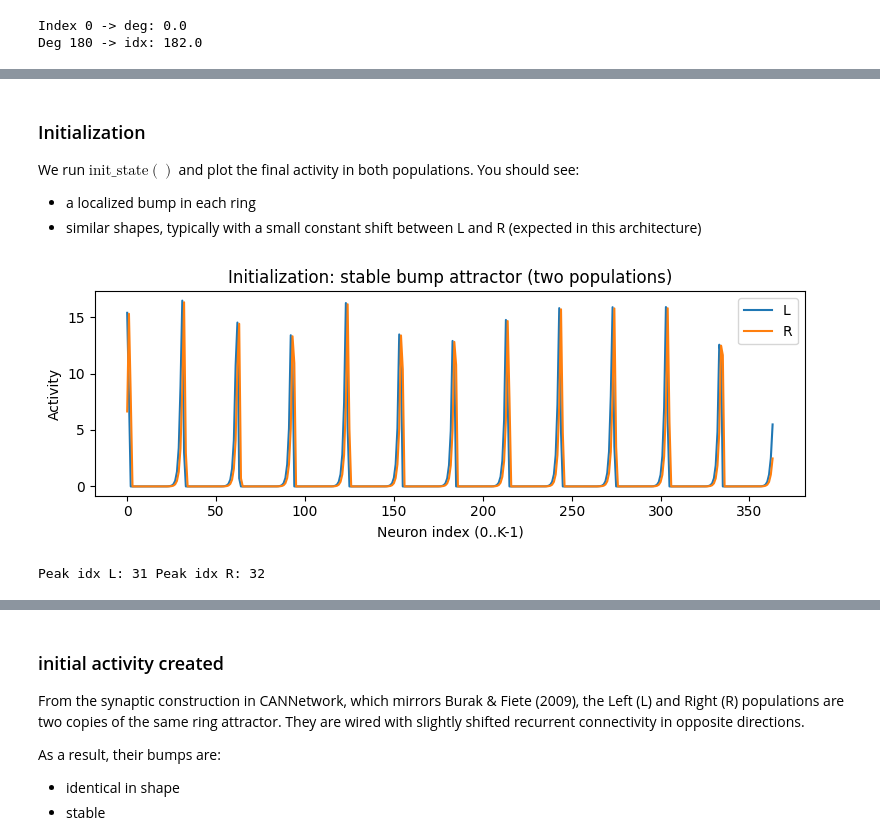
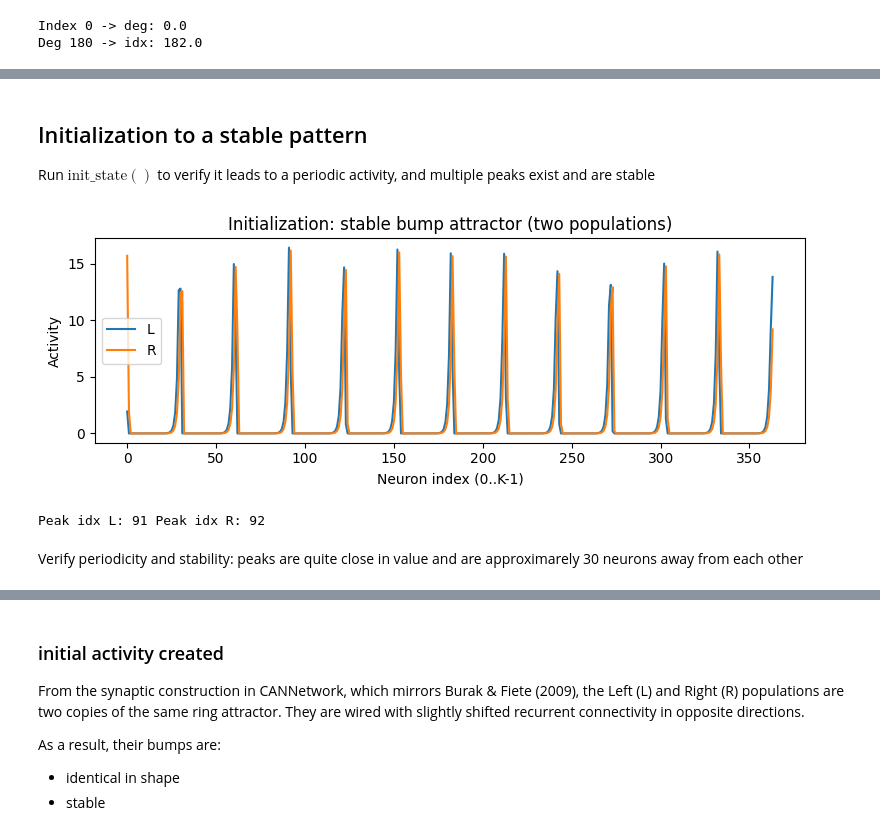
Before and after one commit to claramont/mental-navigation, a Jupyter notebook: src/mental_navigation/CAN/CAN_notebook.ipynb, the cells around one changed output, grey strips where cells are left out. Saved outputs shown, nothing was run; the diff lists cells and outputs as text; code cells hidden in the pictures.

Commit message:
fixed local peak

```diff
--- a/src/mental_navigation/CAN/CAN_notebook.ipynb
+++ b/src/mental_navigation/CAN/CAN_notebook.ipynb
@@ -261,23 +272,22 @@ plt.show()
-# %% [markdown]
-### Initialization
-We run $\text{init\_state}()$ and plot the final activity in both populations.
-You should see:
-- a localized bump in each ring
-- similar shapes, typically with a small constant shift between L and R (expected in this architecture)
+# %% [markdown]
+## Initialization to a stable pattern
+Run $\text{init\_state}()$ to verify it leads to a periodic activity, and multiple peaks exist and are stable
 # %%
-init = sim.init_state(T=10.0)
+init = sim.init_state(T=10)
 
 plt.figure(figsize=(8,3))
 plt.plot(np.arange(K), init[:K], label="L")
 plt.plot(np.arange(K), init[K:], label="R")
 plt.title("Initialization: stable bump attractor (two populations)")
 plt.xlabel("Neuron index (0..K-1)")
 plt.ylabel("Activity")
 plt.legend()
 plt.tight_layout()
 plt.show()
 
 print("Peak idx L:", int(np.argmax(init[:K])), "Peak idx R:", int(np.argmax(init[K:])))
 # %% [output]
-[figure, old version]
+[figure, new version]
-Peak idx L: 31 Peak idx R: 32
+Peak idx L: 91 Peak idx R: 92
+# %% [markdown]
+Verify periodicity and stability: peaks are quite close in value and are approximarely 30 neurons away from each other
```
Also changed, not shown: parts of 22 cells of this notebook, 1 other file.
